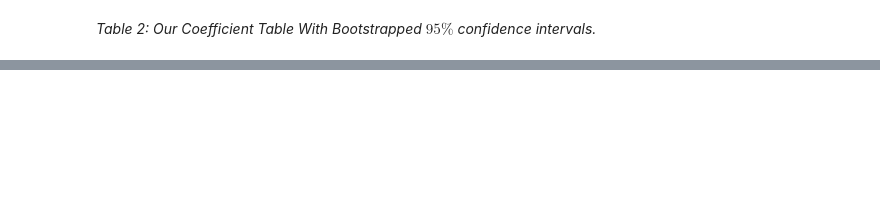
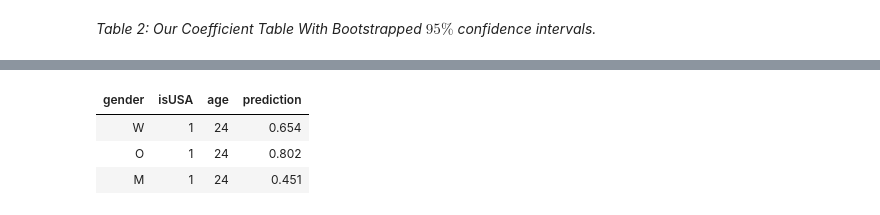
Before and after one commit to PLBMR/mentalHealthDataAnalysis, a Jupyter notebook: osmiMentalHealthInTech/analysis/timeAnalysis/timeDependence_inference.ipynb, the cells around one changed output, grey strips where cells are left out. Saved outputs shown, nothing was run; the diff lists cells and outputs as text; code cells hidden in the pictures; blank space fills up the shorter version.

```diff
--- a/osmiMentalHealthInTech/analysis/timeAnalysis/timeDependence_inference.ipynb
+++ b/osmiMentalHealthInTech/analysis/timeAnalysis/timeDependence_inference.ipynb
@@ -164,0 +172,11 @@ We see that gender still has a major effect. Currently, we are predicting that o
+# %%
+predictionAge = 24
+predictTable = data.frame(gender = c("W","O","M"),isUSA = 1,age = predictionAge)
+newPredVec = predict(finalMod.logr,newdata = predictTable,type = "response")
+predictTable$prediction = signif(newPredVec,sigLev)
+predictTable
+# %% [output]
+| gender | isUSA | age | prediction |
+| W | 1 | 24 | 0.654 |
+| O | 1 | 24 | 0.802 |
+| M | 1 | 24 | 0.451 |
```
Also changed, not shown: parts of 12 cells of this notebook.
